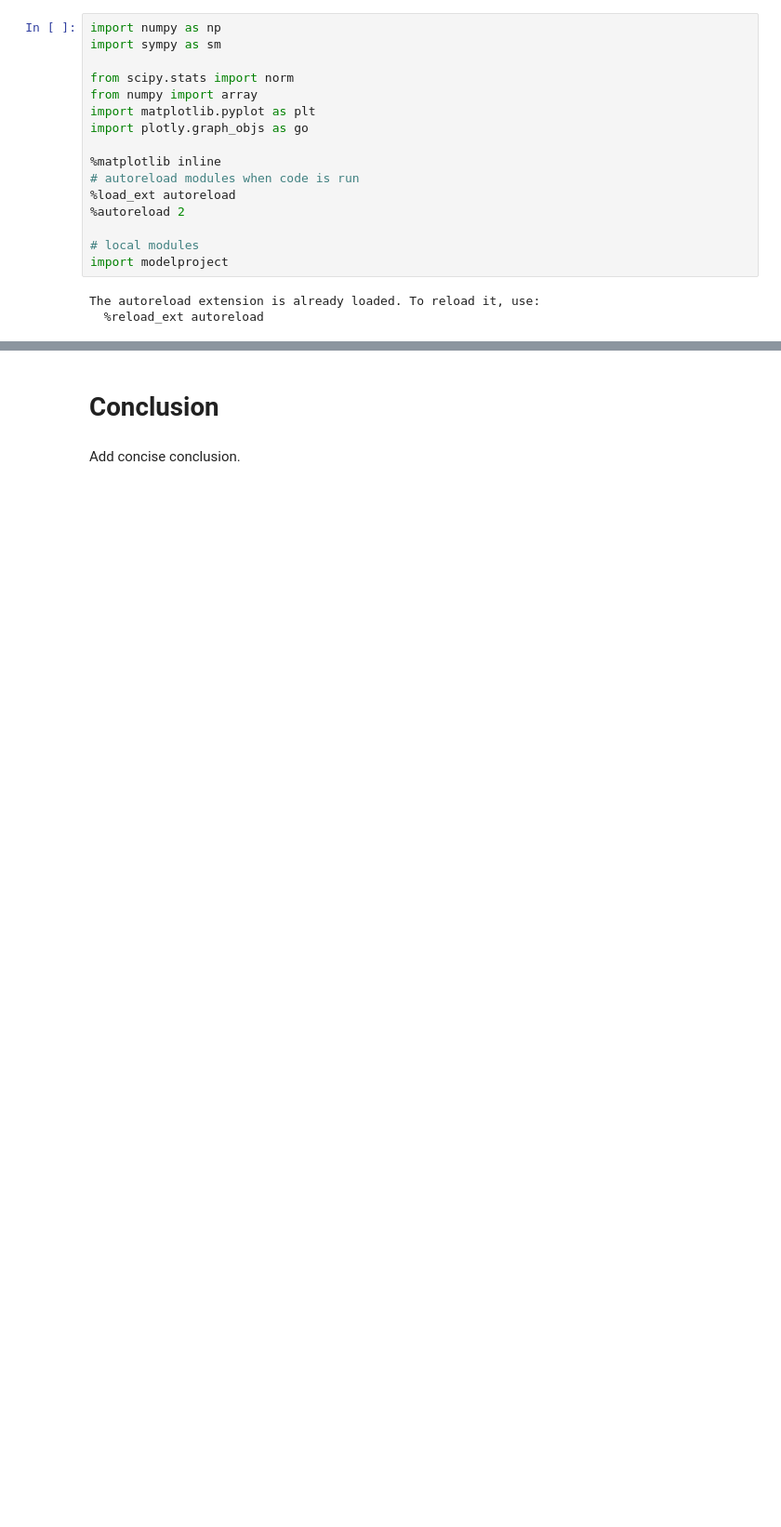
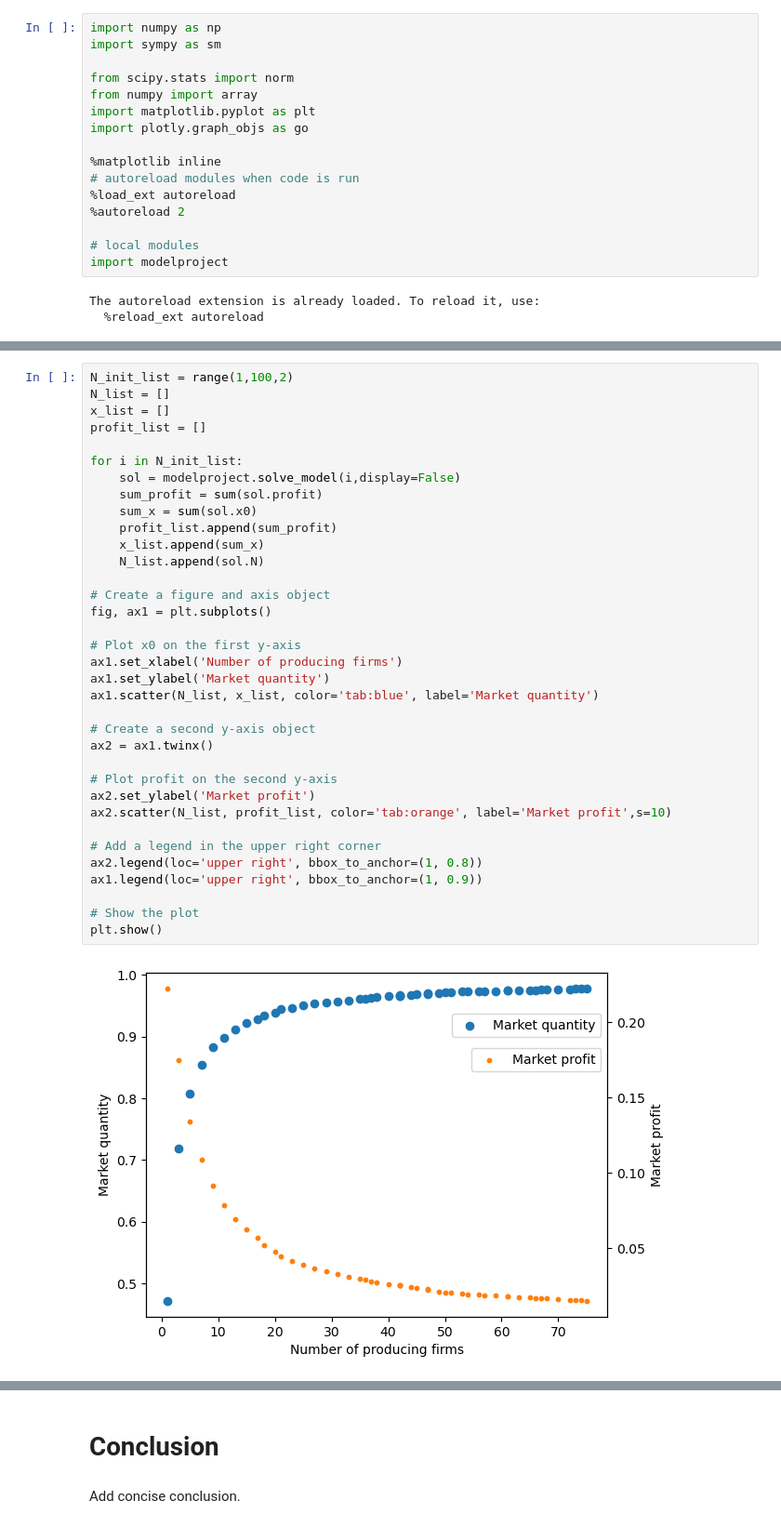
Before and after one commit to NumEconCopenhagen/projects-2023-magnus-kristian, a Jupyter notebook: modelproject/modelproject.ipynb, the cells around one changed output, grey strips where cells are left out. Shown at 93% size. Saved outputs shown, nothing was run; the diff lists cells and outputs as text; blank space fills up the shorter version.

```diff
--- a/modelproject/modelproject.ipynb
+++ b/modelproject/modelproject.ipynb
@@ -339,0 +72,37 @@ Try to make an extension of the model.
+# %%
+N_init_list = range(1,100,2)
+N_list = []
+x_list = []
+profit_list = []
+
+for i in N_init_list:
+    sol = modelproject.solve_model(i,display=False)
+    sum_profit = sum(sol.profit)
+    sum_x = sum(sol.x0)
+    profit_list.append(sum_profit)
+    x_list.append(sum_x)
+    N_list.append(sol.N)
+
+# Create a figure and axis object
+fig, ax1 = plt.subplots()
+
+# Plot x0 on the first y-axis
+ax1.set_xlabel('Number of producing firms')
+ax1.set_ylabel('Market quantity')
+ax1.scatter(N_list, x_list, color='tab:blue', label='Market quantity')
+
+# Create a second y-axis object
+ax2 = ax1.twinx()
+
+# Plot profit on the second y-axis
+ax2.set_ylabel('Market profit')
+ax2.scatter(N_list, profit_list, color='tab:orange', label='Market profit',s=10)
+
+# Add a legend in the upper right corner
+ax2.legend(loc='upper right', bbox_to_anchor=(1, 0.8))
+ax1.legend(loc='upper right', bbox_to_anchor=(1, 0.9))
+
+# Show the plot
+plt.show()
+# %% [output]
+[figure, added]
```
Also changed, not shown: parts of 27 cells of this notebook, 1 other file.
